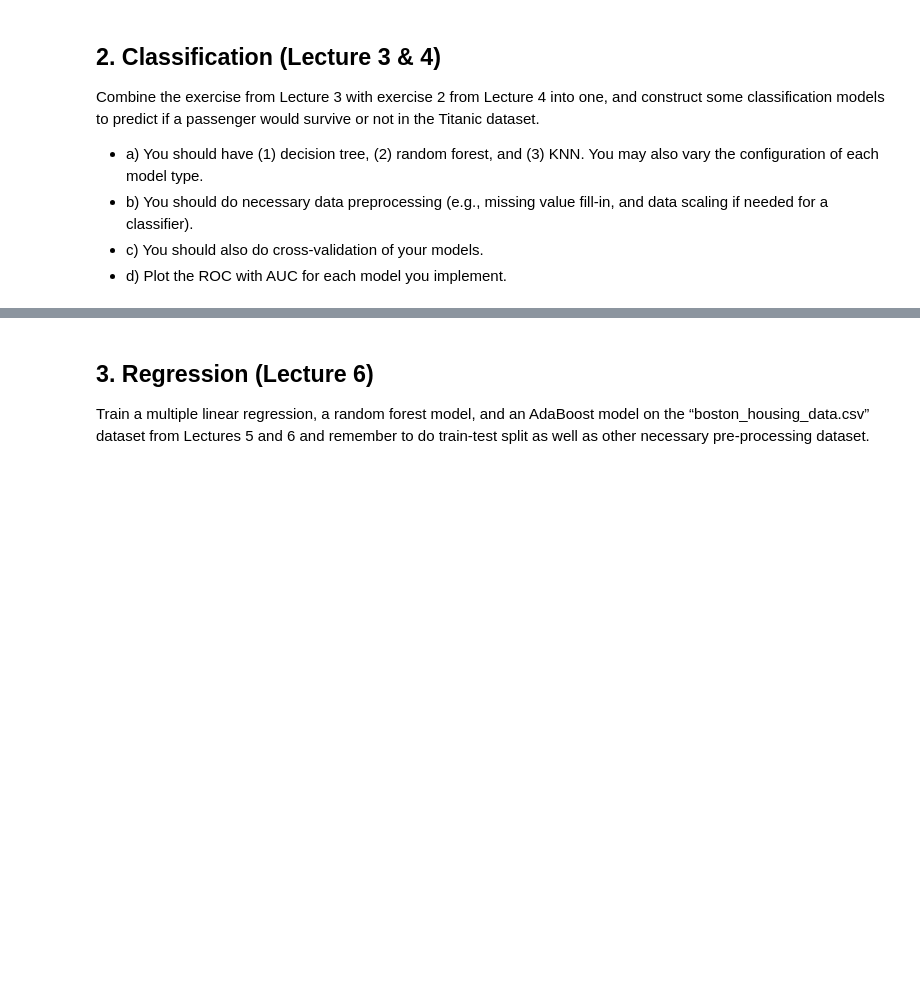
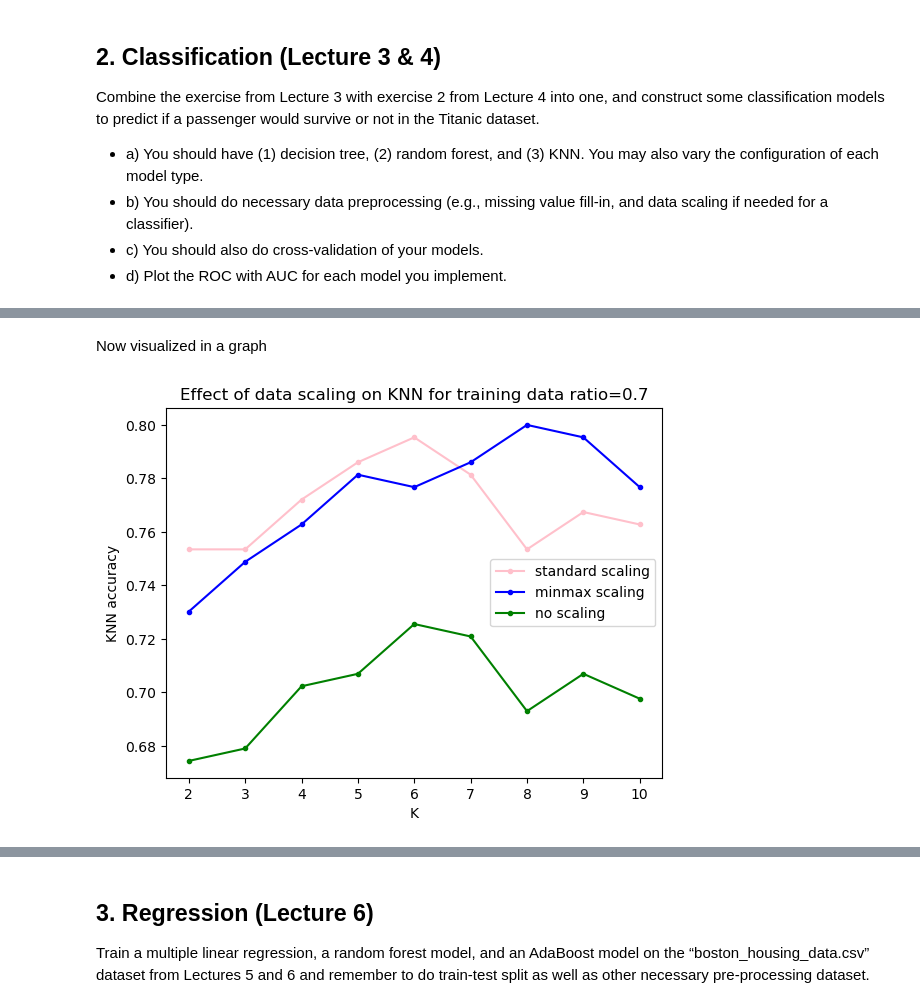
Before and after one commit to RasmuskjaerN/datathings, a Jupyter notebook: Exam_template.ipynb, the cells around one changed output, grey strips where cells are left out. Saved outputs shown, nothing was run; the diff lists cells and outputs as text; code cells hidden in the pictures; blank space fills up the shorter version.

```diff
--- a/Exam_template.ipynb
+++ b/Exam_template.ipynb
@@ -81,0 +274,7 @@ Combine the exercise from Lecture 3 with exercise 2 from Lecture 4 into one, and
+# %%
+from sklearn.preprocessing import MinMaxScaler
+
+minMaxScaler = MinMaxScaler()
+X_scaled_mm = pd.DataFrame(minMaxScaler.fit_transform(X), columns=X.columns)
+# %%
+accuracies_minmax_scaling = knnRunner(X_scaled_mm, y)
@@ -81,0 +316,26 @@ Combine the exercise from Lecture 3 with exercise 2 from Lecture 4 into one, and
+# %% [markdown]
+Now visualized in a graph
+# %%
+columns = [2, 3, 4, 5, 6, 7, 8, 9, 10]
+index = ['0.7', '0.8', '0.9']
+
+df_no_scaling = pd.DataFrame(accuracies_no_scaling, columns=columns, index=index).transpose()
+df_standard_scaling = pd.DataFrame(accuracies_standard_scaling, columns=columns, index=index).transpose()
+df_minmax_scaling = pd.DataFrame(accuracies_minmax_scaling, columns=columns, index=index).transpose()
+# %%
+def plotAccuracy(col):
+    import matplotlib.pyplot as plt
+
+    plt.plot(df_standard_scaling.index, df_standard_scaling[col], 'b.-', label = 'standard scaling', color='pink')
+    plt.plot(df_minmax_scaling.index, df_minmax_scaling[col], 'b.-', label = 'minmax scaling', color='blue')
+    plt.plot(df_no_scaling.index, df_no_scaling[col], 'b.-', label = 'no scaling', color='green')
+
+    plt.xlabel('K')
+    plt.ylabel('KNN accuracy')
+    plt.title('Effect of data scaling on KNN for training data ratio={}'.format(col))
+
+    plt.legend()
+# %%
+plotAccuracy('0.7')
+# %% [output]
+[figure, added]
```
Also changed, not shown: parts of 66 cells of this notebook, 3 other files.
